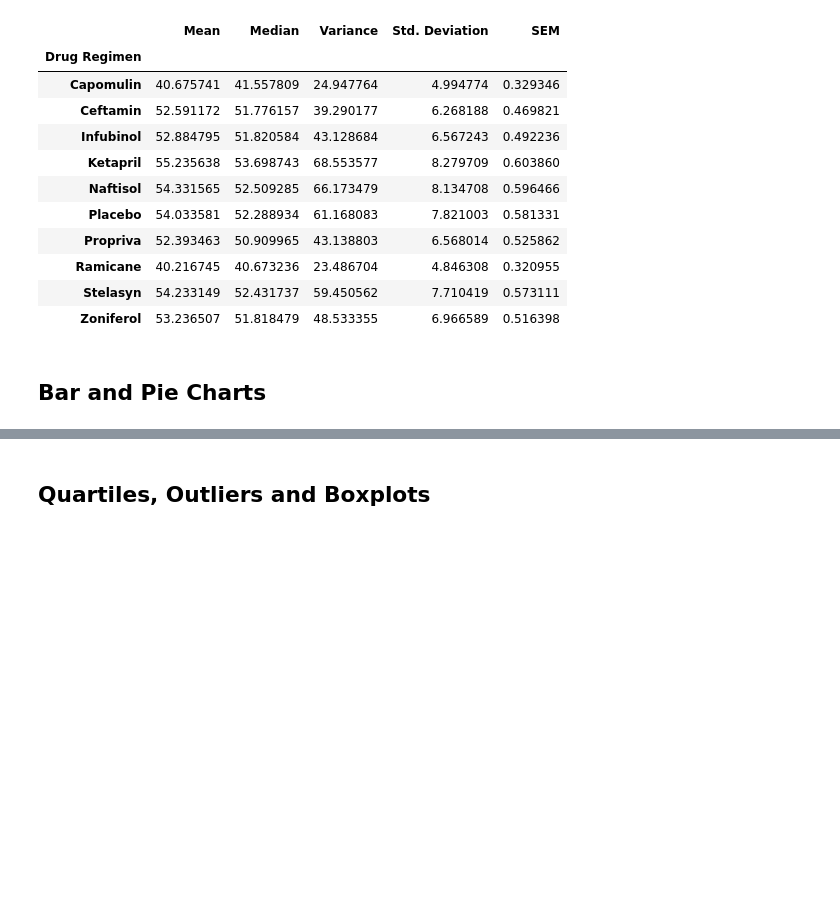
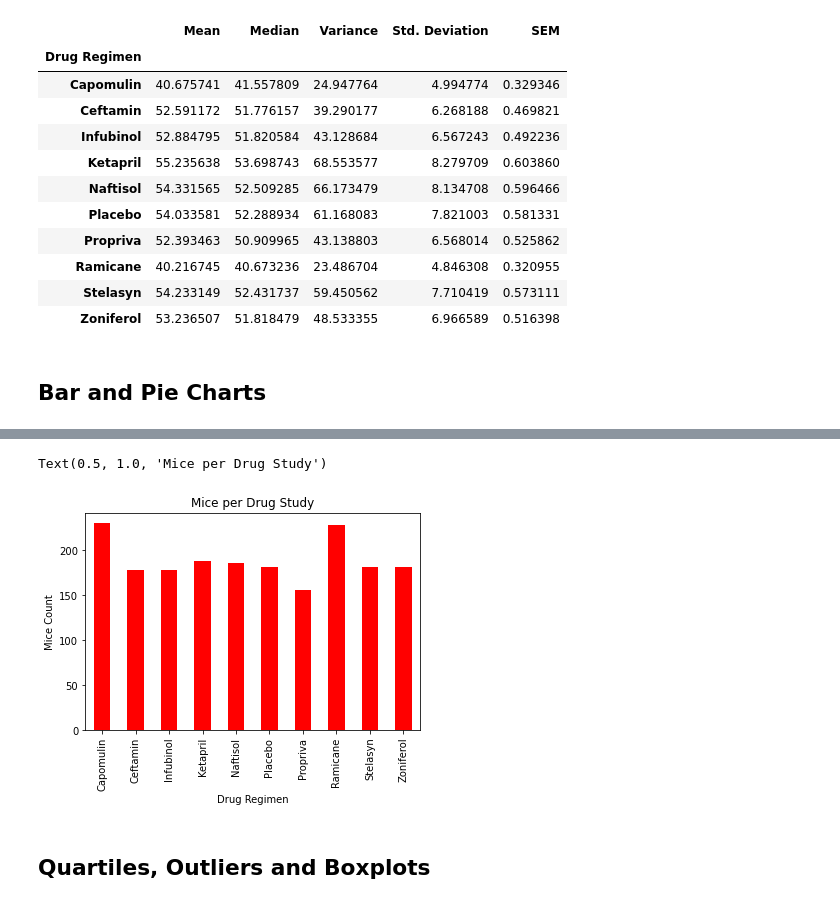
Before and after one commit to kcomalley14/matplotlib-hw, a Jupyter notebook: pymaceuticals_starter.ipynb, the cells around one changed output, grey strips where cells are left out. Cells and saved outputs as stored; diff of their text form; code cells hidden in the pictures; blank space fills up the shorter version.

```diff
--- a/pymaceuticals_starter.ipynb
+++ b/pymaceuticals_starter.ipynb
@@ -122,3 +122,20 @@ Text(0, 0.5, 'Number of Mice')
+# %%
+# Generate a bar plot showing the total number of mice for each treatment throughout the course of the study using pyplot.
+x_axis = np.arange(len(mice_count))
+tick_marks = [value for value in x_axis]
+
+plt.bar(x_axis, mice_count, color='r', align='center', width=0.5)
+plt.xticks(tick_marks, list(mice_count.index), rotation='vertical')
+
+plt.xlim(-0.5, len(x_axis)-0.5)
+plt.ylim(0, max(mice_count)*1.05)
+
+plt.xlabel('Drug Regimen')
+plt.ylabel('Mice Count')
+plt.title('Mice per Drug Study')
+# %% [output]
+Text(0.5, 1.0, 'Mice per Drug Study')
+[figure, added]
 # %%
 # Generate a pie plot showing the distribution of female versus male mice using pandas
 # %%
```
Also changed, not shown: parts of 2 cells of this notebook, 2 other files.
